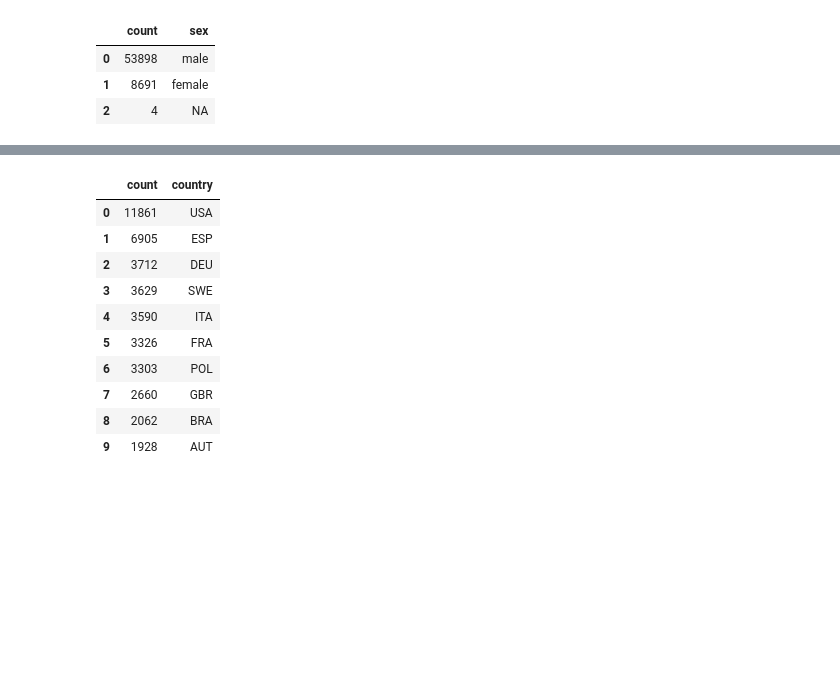
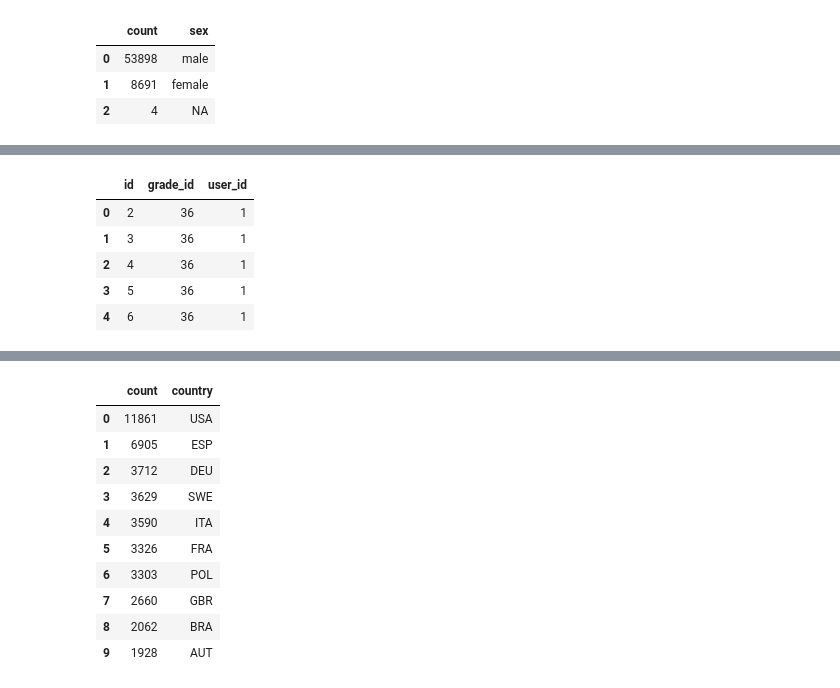
Before and after one commit to seanmperez/The-Rise-of-Climbing, a Jupyter notebook: Climbing Visualization 8a nu Dataset.ipynb, the cells around one changed output, grey strips where cells are left out. Drawn from its saved outputs; the diff is of its cells as text; code cells hidden in the pictures; blank space fills up the shorter version.

```diff
--- a/Climbing Visualization 8a nu Dataset.ipynb
+++ b/Climbing Visualization 8a nu Dataset.ipynb
@@ -380,0 +440,14 @@ sex_ratio
+# %%
+queryToDataframe("""
+SELECT id, grade_id, user_id
+FROM ascent
+LIMIT 5
+
+""")
+# %% [output]
+|  | id | grade_id | user_id |
+| 0 | 2 | 36 | 1 |
+| 1 | 3 | 36 | 1 |
+| 2 | 4 | 36 | 1 |
+| 3 | 5 | 36 | 1 |
+| 4 | 6 | 36 | 1 |
```
Also changed, not shown: parts of 16 cells of this notebook.
